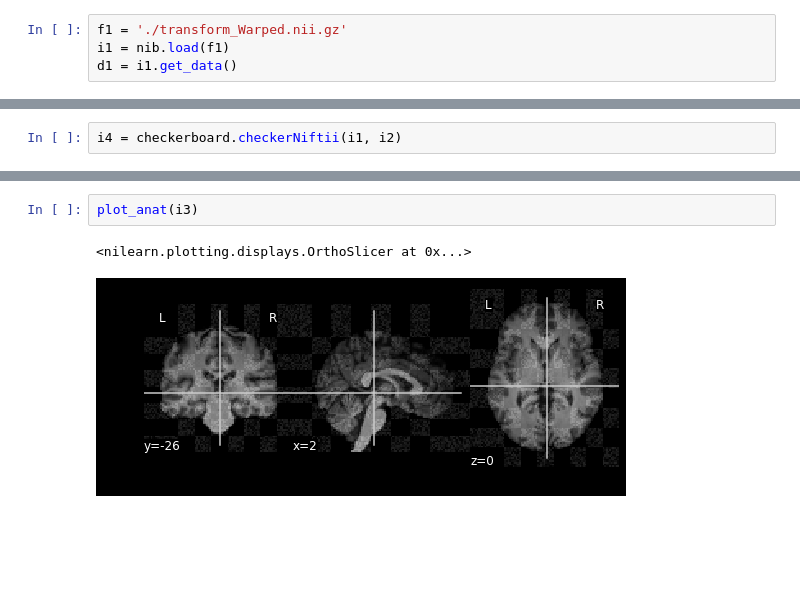
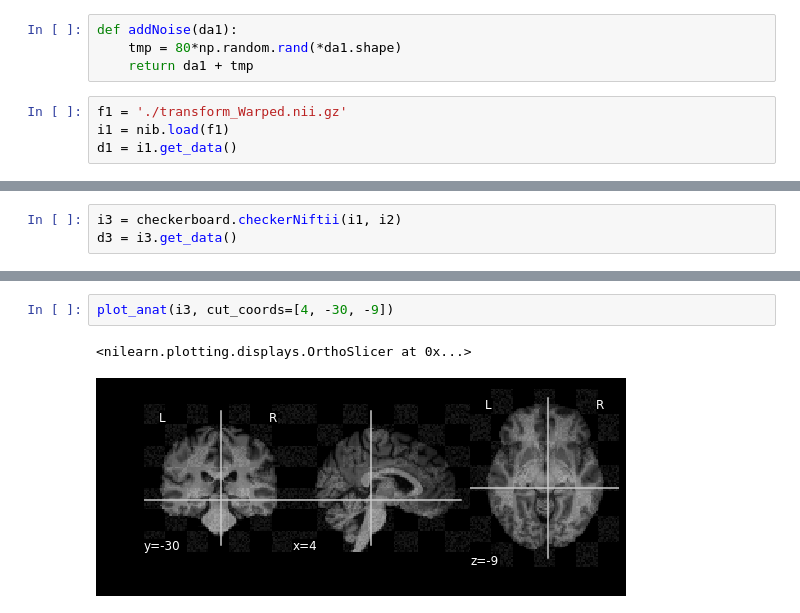
Before and after one commit to gkiar/stability, a Jupyter notebook: code/qc/sandbox.ipynb, the cells around one changed output, grey strips where cells are left out. Drawn from its saved outputs; the diff is of its cells as text; blank space fills up the shorter version.

```diff
--- a/code/qc/sandbox.ipynb
+++ b/code/qc/sandbox.ipynb
@@ -8,5 +10,9 @@ import numpy as np
 
 %matplotlib inline
+# %%
+def addNoise(da1):
+    tmp = 80*np.random.rand(*da1.shape)
+    return da1 + tmp
 # %%
 f1 = './transform_Warped.nii.gz'
 i1 = nib.load(f1)
@@ -28,2 +23,3 @@ import checkerboard
 # %%
-i4 = checkerboard.checkerNiftii(i1, i2)
+i3 = checkerboard.checkerNiftii(i1, i2)
+d3 = i3.get_data()
@@ -78,5 +39,5 @@ resample_to_img()
 # %%
-plot_anat(i3)
+plot_anat(i3, cut_coords=[4, -30, -9])
 # %% [output]
 <nilearn.plotting.displays.OrthoSlicer at 0x...>
-[figure, old version]
+[figure, new version]
```
Also changed, not shown: parts of 15 cells of this notebook, 6 other files.
